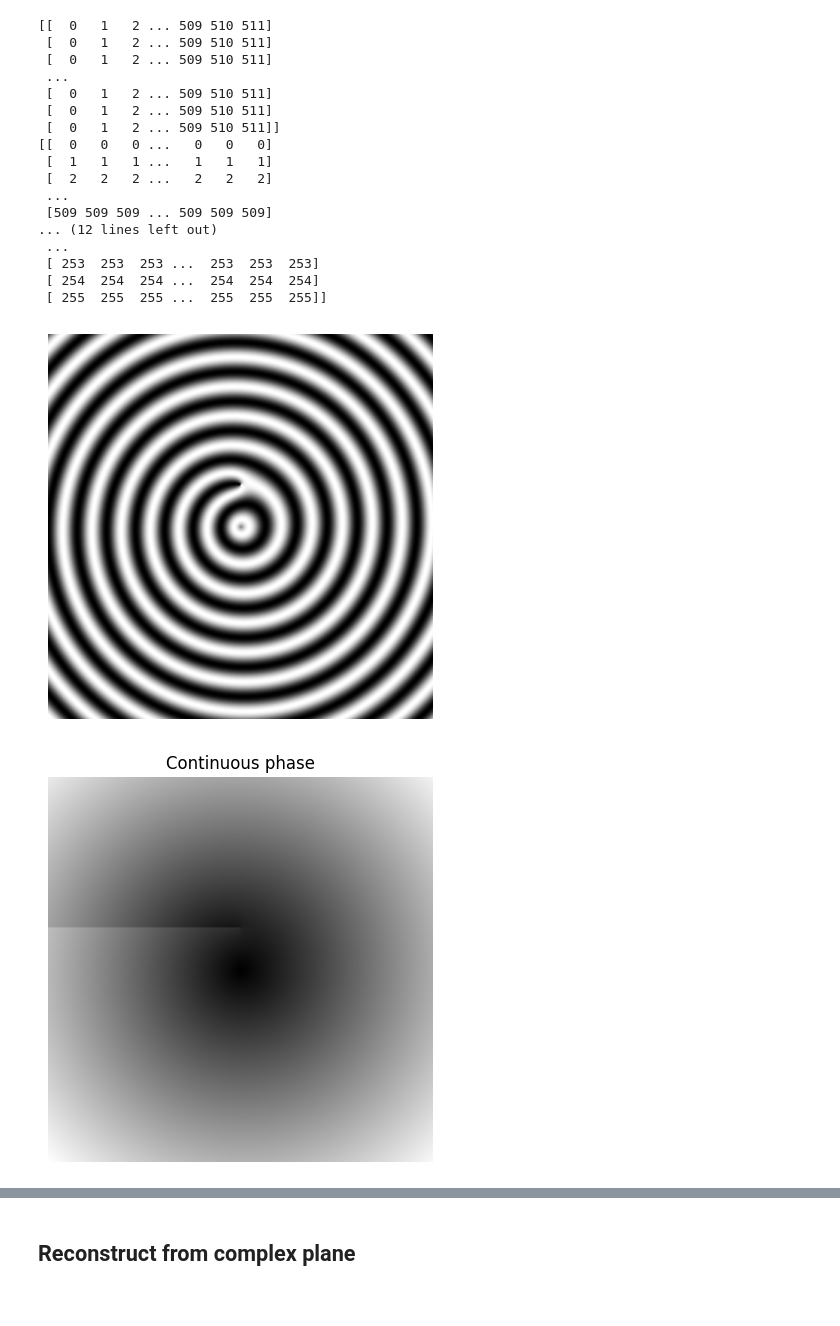
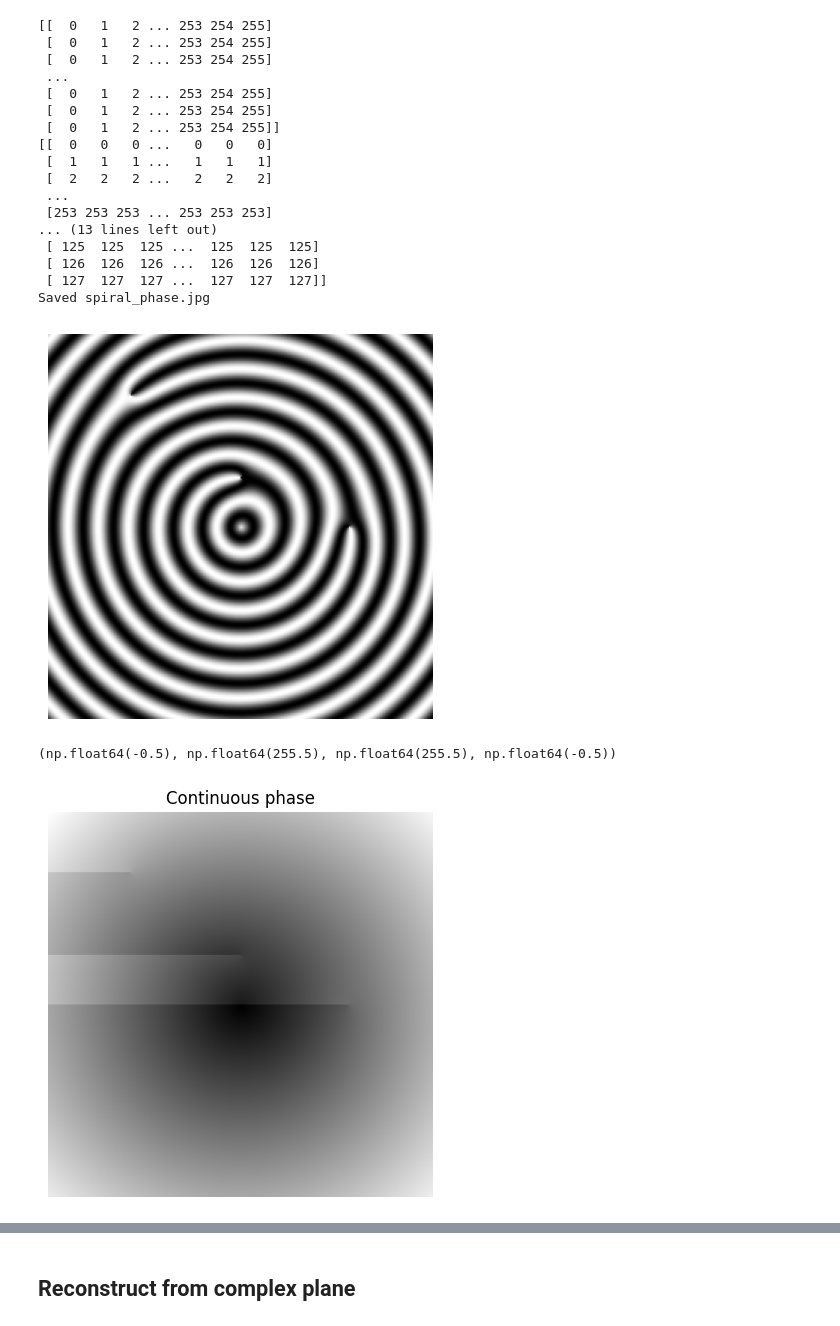
Before and after one commit to therealozp/fingerprint-generator, a Jupyter notebook: image_to_maps/phase_field.ipynb, the cells around one changed output, grey strips where cells are left out. Drawn from its saved outputs; the diff is of its cells as text; code cells hidden in the pictures.

Commit message:
new spiral phase addition

```diff
--- a/image_to_maps/phase_field.ipynb
+++ b/image_to_maps/phase_field.ipynb
@@ -5,7 +5,7 @@ import cv2
 
 import matplotlib.pyplot as plt
 # %%
-H, W = 512, 512
+H, W = 256, 256
 # %%
 def plot_gradients(image, theta, stride):
     plt.figure(figsize=(5, 5))
@@ -49,60 +49,67 @@ def add_spiral_phase(psi, points, polarities):
     H, W = psi.shape
     Y, X = np.mgrid[:H, :W]
     out = psi.copy()
+    zero = np.zeros_like(psi)
     for (yy, xx), p in zip(points, polarities):
-        out += p * np.arctan2(Y-yy, X-xx)
+        zero += p * np.arctan2(Y-yy, X-xx)
+
+    out += zero
     return out
 
 print(xx)
 print(yy)
 
 print(X)
 print(Y)
 
 # radial phase
-kappa = 0.16  # controls spacing of rings (ridges)
+kappa = 0.32  # controls spacing of rings (ridges)
 psi_c = kappa * np.sqrt(X * X + Y * Y)
 original_phase = psi_c.copy()
 
-psi_c = add_spiral_phase(psi_c, points=[(200, 256)], polarities=[+1])
+psi_c = add_spiral_phase(psi_c, points=[(95, 128), (40, 55), (128, 200)], polarities=[+1, -1, -1])
 
 # render ridges (dark)
 I = 0.5 * (1.0 - np.cos(psi_c))
 img = (I * 255).astype(np.uint8)
 
+# save image
+cv2.imwrite("spiral_phase.jpg", img)
+print("Saved spiral_phase.jpg")
 plt.figure(figsize=(5, 5))
 plt.imshow(img, cmap="gray")
 plt.axis("off")
 plt.show()
 
 plt.figure(figsize=(5, 5))
 plt.title("Continuous phase")
 plt.imshow(psi_c, cmap="gray")
 plt.axis("off")
 
-I_s = 0.5 * (1.0 - np.cos(psi_s))
-img_s = (I_s * 255).astype(np.uint8)
-plt.figure(figsize=(5, 5))
-plt.imshow(img_s, cmap="gray")
-plt.axis("off")
-plt.show()
+# I_s = 0.5 * (1.0 - np.cos(psi_s))
+# img_s = (I_s * 255).astype(np.uint8)
+# plt.figure(figsize=(5, 5))
+# plt.imshow(img_s, cmap="gray")
+# plt.axis("off")
+# plt.show()
 # %% [output]
-[[  0   1   2 ... 509 510 511]
- [  0   1   2 ... 509 510 511]
- [  0   1   2 ... 509 510 511]
+[[  0   1   2 ... 253 254 255]
+ [  0   1   2 ... 253 254 255]
+ [  0   1   2 ... 253 254 255]
  ...
- [  0   1   2 ... 509 510 511]
- [  0   1   2 ... 509 510 511]
- [  0   1   2 ... 509 510 511]]
+ [  0   1   2 ... 253 254 255]
+ [  0   1   2 ... 253 254 255]
+ [  0   1   2 ... 253 254 255]]
 [[  0   0   0 ...   0   0   0]
  [  1   1   1 ...   1   1   1]
  [  2   2   2 ...   2   2   2]
  ...
- [509 509 509 ... 509 509 509]
-... (12 lines left out)
- ...
- [ 253  253  253 ...  253  253  253]
- [ 254  254  254 ...  254  254  254]
- [ 255  255  255 ...  255  255  255]]
+ [253 253 253 ... 253 253 253]
+... (13 lines left out)
+ [ 125  125  125 ...  125  125  125]
+ [ 126  126  126 ...  126  126  126]
+ [ 127  127  127 ...  127  127  127]]
+Saved spiral_phase.jpg
-[figure, old version]
+[figure, new version]
+(np.float64(-0.5), np.float64(255.5), np.float64(255.5), np.float64(-0.5))
-[figure, old version]
+[figure, new version]
```
Also changed, not shown: parts of 4 cells of this notebook, 6 other files.
